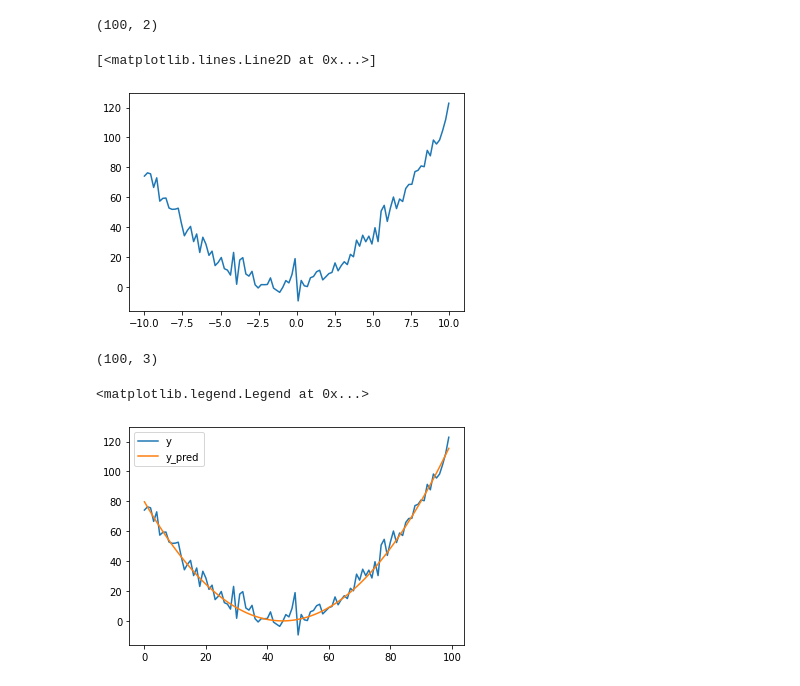
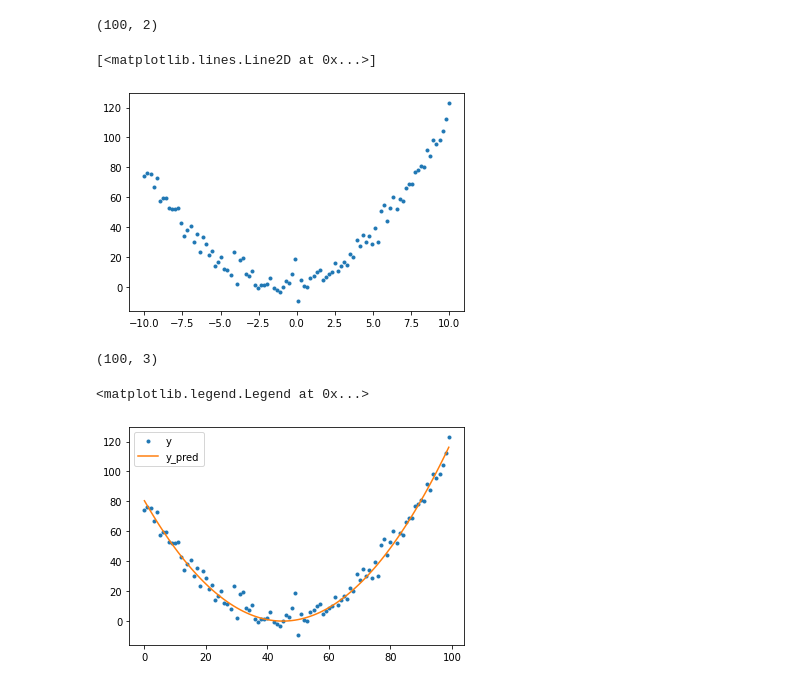
Before and after one commit to dminhvu/Machine-Learning, a Jupyter notebook: AIOExercises/LinearRegression/linear_regression_momentum.ipynb, the cells around one changed output. Cells and saved outputs as stored; diff of their text form; code cells hidden in the pictures.

```diff
--- a/AIOExercises/LinearRegression/linear_regression_momentum.ipynb
+++ b/AIOExercises/LinearRegression/linear_regression_momentum.ipynb
@@ -10,10 +10,10 @@ data.shape
 # %%
 x = data[:,:-1].reshape(-1,1)
 y = data[:,-1:].reshape(-1,1)
-plt.plot(x,y)
+plt.plot(x,y,'.')
 # %% [output]
 [<matplotlib.lines.Line2D at 0x...>]
-[figure, old version]
+[figure, new version]
 # %%
 X = np.concatenate(([x**i for i in range(0,3)]),axis=1)
 X.shape
@@ -69,12 +69,12 @@ model = MyLinearRegression()
 model.fit(X,y,lr=0.0003)
 # %%
 y_pred = model.predict(X,model.weights)
-plt.plot(y,label='y')
+plt.plot(y,'.',label='y')
 plt.plot(y_pred,label='y_pred')
 plt.legend()
 # %% [output]
 <matplotlib.legend.Legend at 0x...>
-[figure, old version]
+[figure, new version]
 # %%
 plt.plot(model.losses)
 model.losses[-1]
```
Also changed, not shown: parts of 2 cells of this notebook.
